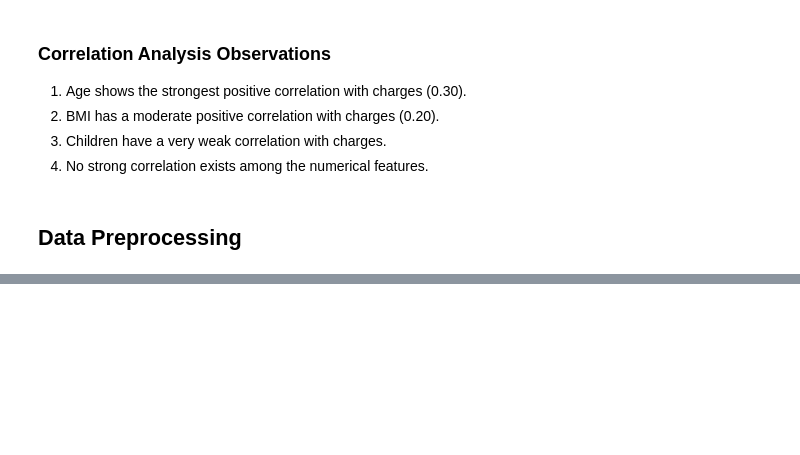
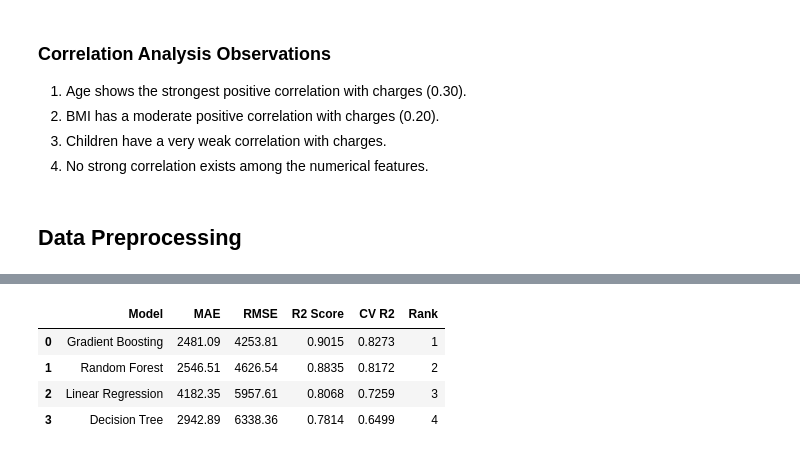
Before and after one commit to satyashry/Insurance-cost-predictor, a Jupyter notebook: notebook/inscostpredi.ipynb, the cells around one changed output, grey strips where cells are left out. Drawn from its saved outputs; the diff is of its cells as text; code cells hidden in the pictures; blank space fills up the shorter version.

```diff
--- a/notebook/inscostpredi.ipynb
+++ b/notebook/inscostpredi.ipynb
@@ -226,0 +253,12 @@ plt.show()
+# %%
+X = df.drop('charges', axis=1)
+y = df['charges']
+# %%
+from sklearn.model_selection import train_test_split
+
+X_train, X_test, y_train, y_test = train_test_split(
+    X,
+    y,
+    test_size=0.2,
+    random_state=42
+)
@@ -226,0 +383,15 @@ plt.show()
+# %%
+results_df = evaluator.get_results()
+results_df["Rank"] = results_df["R2 Score"].rank(
+    ascending=False,
+    method="dense"
+).astype(int)
+
+results_df = results_df.sort_values("Rank")
+results_df
+# %% [output]
+|  | Model | MAE | RMSE | R2 Score | CV R2 | Rank |
+| 0 | Gradient Boosting | 2481.09 | 4253.81 | 0.9015 | 0.8273 | 1 |
+| 1 | Random Forest | 2546.51 | 4626.54 | 0.8835 | 0.8172 | 2 |
+| 2 | Linear Regression | 4182.35 | 5957.61 | 0.8068 | 0.7259 | 3 |
+| 3 | Decision Tree | 2942.89 | 6338.36 | 0.7814 | 0.6499 | 4 |
```
Also changed, not shown: parts of 6 cells of this notebook.
